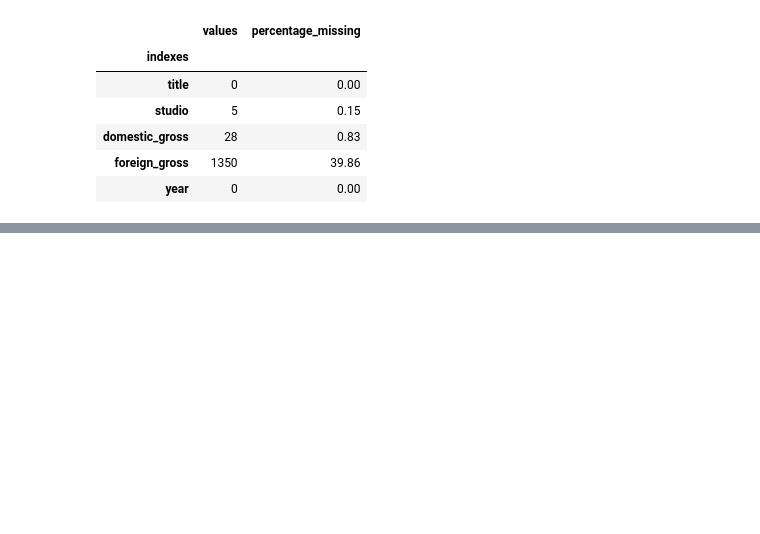
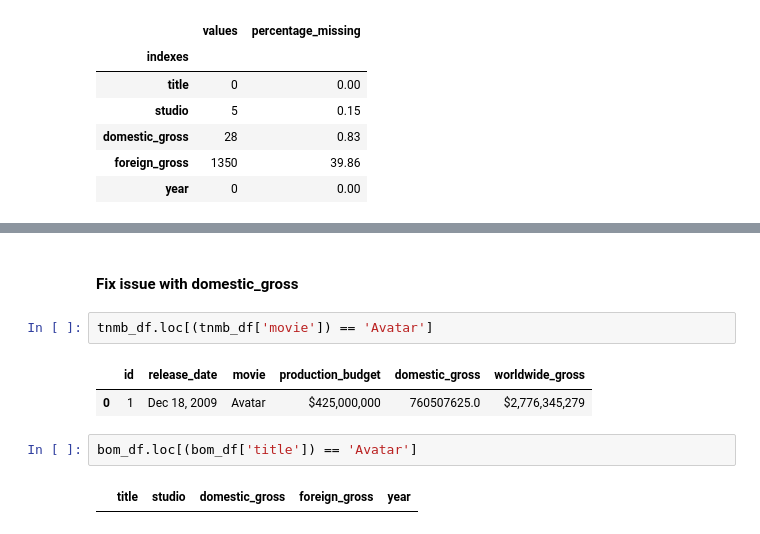
Before and after one commit to IdrisFallout/movie-market-analysis, a Jupyter notebook: notebooks/exploratory.ipynb, the cells around one changed output, grey strips where cells are left out. Drawn from its saved outputs; the diff is of its cells as text; blank space fills up the shorter version.

```diff
--- a/notebooks/exploratory.ipynb
+++ b/notebooks/exploratory.ipynb
@@ -234,0 +276,11 @@ Index(['title', 'studio', 'domestic_gross_x', 'foreign_gross', 'year', 'id',
+# %% [markdown]
+#### Fix issue with domestic_gross
+# %%
+tnmb_df.loc[(tnmb_df['movie']) == 'Avatar']
+# %% [output]
+|  | id | release_date | movie | production_budget | domestic_gross | worldwide_gross |
+| 0 | 1 | Dec 18, 2009 | Avatar | $425,000,000 | 760507625.0 | $2,776,345,279 |
+# %%
+bom_df.loc[(bom_df['title']) == 'Avatar']
+# %% [output]
+|  | title | studio | domestic_gross | foreign_gross | year |
```
Also changed, not shown: parts of 5 cells of this notebook.
